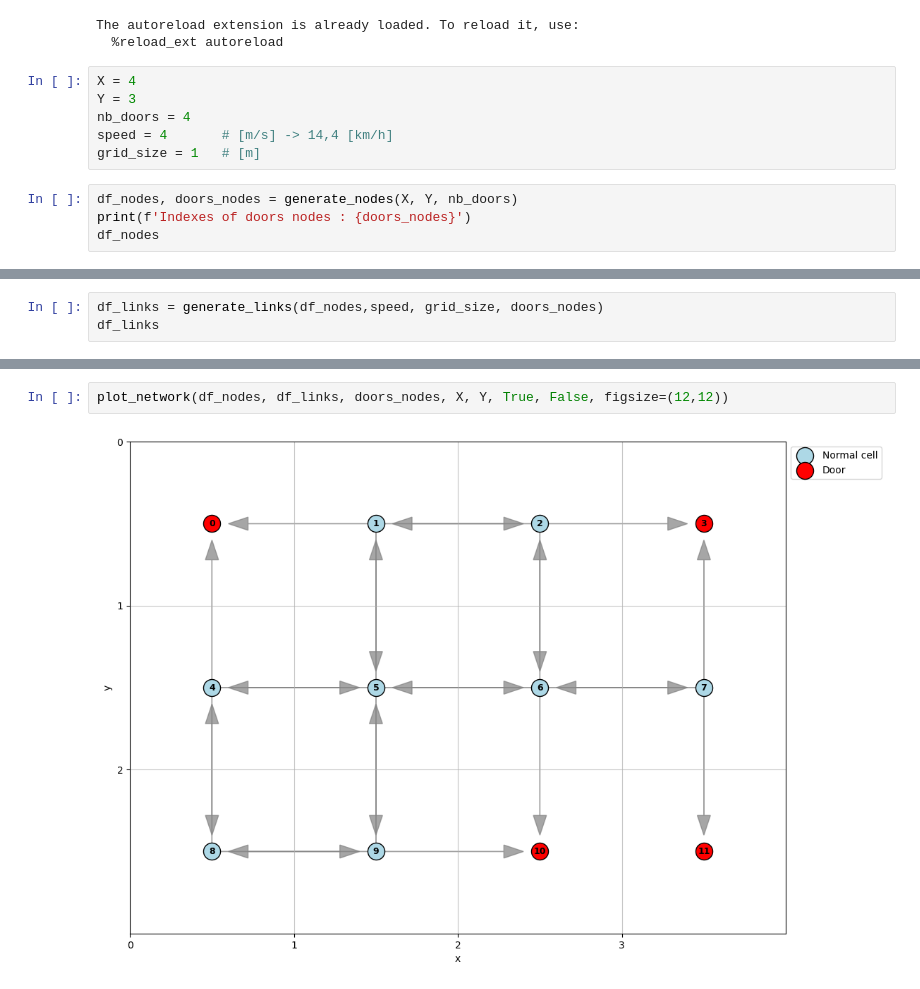
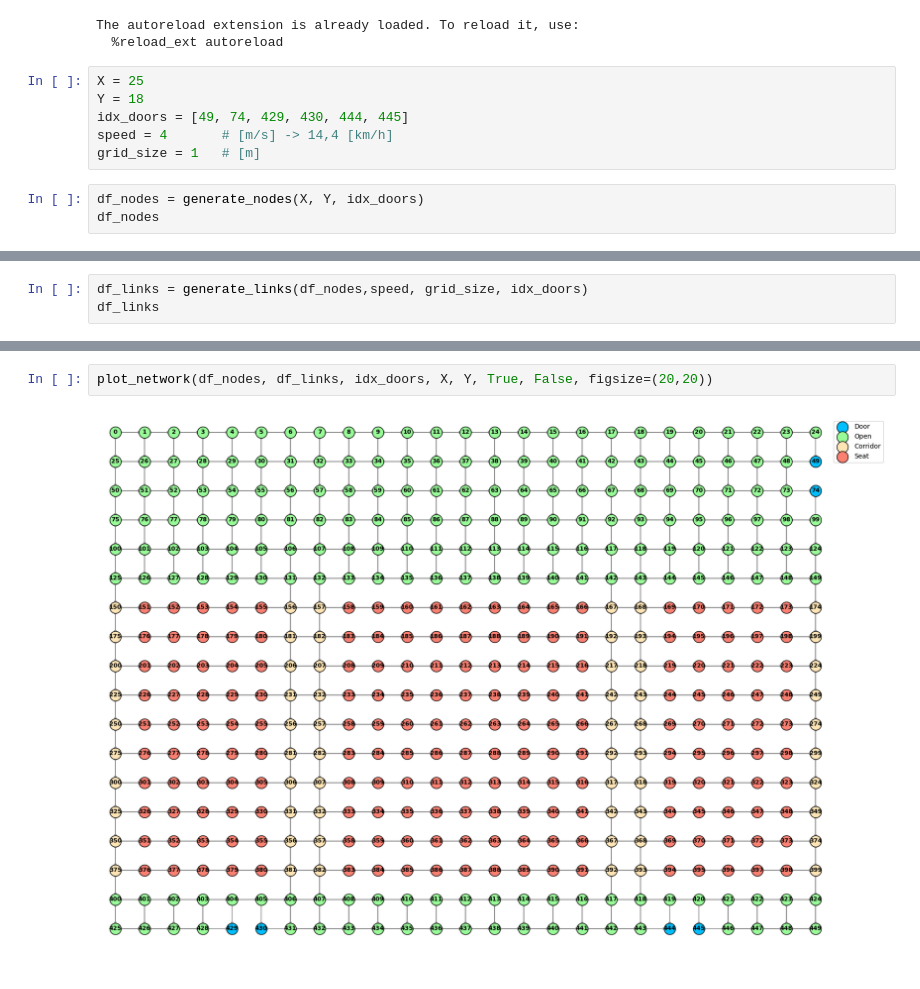
Before and after one commit to AndreaMontoneri/PROJET_NETWORK, a Jupyter notebook: début.ipynb, the cells around one changed output, grey strips where cells are left out. Cells and saved outputs as stored; diff of their text form.

```diff
--- a/début.ipynb
+++ b/début.ipynb
@@ -8,13 +8,12 @@ from plots import plot_network
 The autoreload extension is already loaded. To reload it, use:
   %reload_ext autoreload
 # %%
-X = 4
-Y = 3
-nb_doors = 4
+X = 25
+Y = 18
+idx_doors = [49, 74, 429, 430, 444, 445]
 speed = 4       # [m/s] -> 14,4 [km/h]
 grid_size = 1   # [m]
 # %%
-df_nodes, doors_nodes = generate_nodes(X, Y, nb_doors)
-print(f'Indexes of doors nodes : {doors_nodes}')
+df_nodes = generate_nodes(X, Y, idx_doors)
 df_nodes
 # %% [output]
@@ -35,5 +33,5 @@ Indexes of doors nodes : [ 0  3 10 11]
 # %%
-df_links = generate_links(df_nodes,speed, grid_size, doors_nodes)
+df_links = generate_links(df_nodes,speed, grid_size, idx_doors)
 df_links
 # %% [output]
 |  | link_id | start_node | end_node | t0 |
@@ -56,4 +50,4 @@ df_links
 # %%
-plot_network(df_nodes, df_links, doors_nodes, X, Y, True, False, figsize=(12,12))
+plot_network(df_nodes, df_links, idx_doors, X, Y, True, False, figsize=(20,20))
 # %% [output]
-[figure, old version]
+[figure, new version]
```
Also changed, not shown: parts of 2 cells of this notebook, 5 other files.
